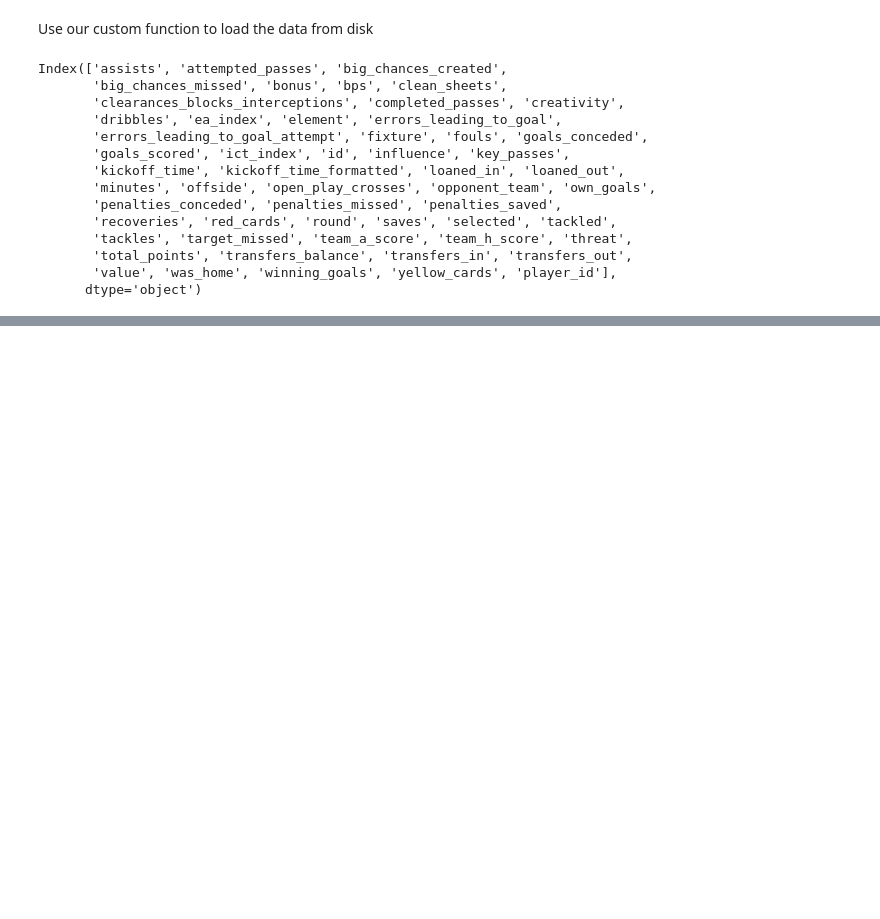
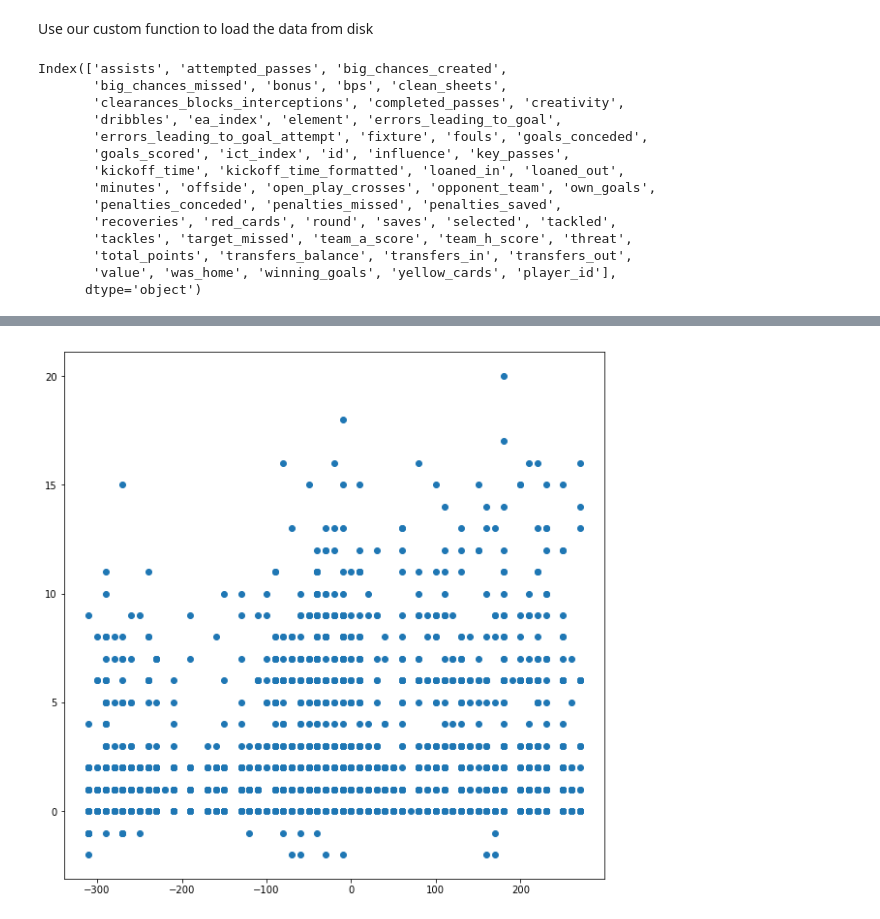
Before and after one commit to KnightAdz/Premier-League-Fantasy-Football, a Jupyter notebook: Gameweek prediction.ipynb, the cells around one changed output, grey strips where cells are left out. Cells and saved outputs as stored; diff of their text form; code cells hidden in the pictures; blank space fills up the shorter version.

Commit message:
Added data exploration

```diff
--- a/Gameweek prediction.ipynb
+++ b/Gameweek prediction.ipynb
@@ -10,7 +23,7 @@ import numpy as np
 # %% [markdown]
 Use our custom function to load the data from disk
 # %%
-week_number, plyr_df, team_df, next_game_df, history_df = FPL_data.load_FPL_data(28)
+week_number, plyr_df, team_df, next_game_df, history_df = FPL_data.load_FPL_data(38)
 # %%
 history_df.columns
 # %% [output]
@@ -290,5 +43,0 @@ Let's try predicting gameweek 5 again, but training on data from weeks 1-3, then
-# %%
-X = data_prep(1,history_df)
-for i in (2,3):
-    print(X.shape[0])
-    X = X.append(data_prep(i,history_df))
@@ -354,0 +241,4 @@ plot_feature_importance(X,tree_model)
+# %%
+plt.scatter(X_train['strength_attack_home']-X_train['strength_defence_away_next_week'], y_train);
+# %% [output]
+[figure, added]
```
Also changed, not shown: parts of 63 cells of this notebook, 12 other files.
